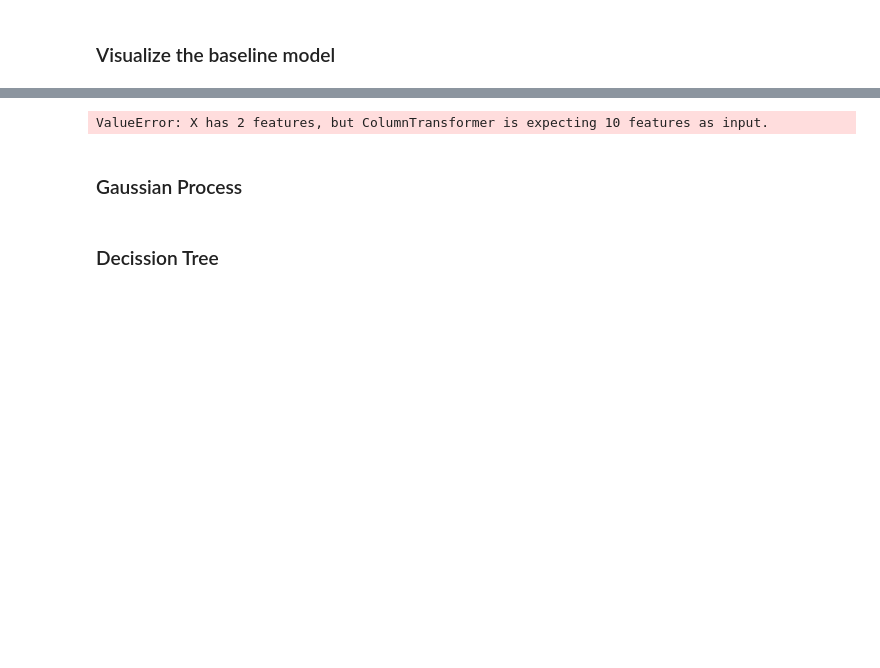
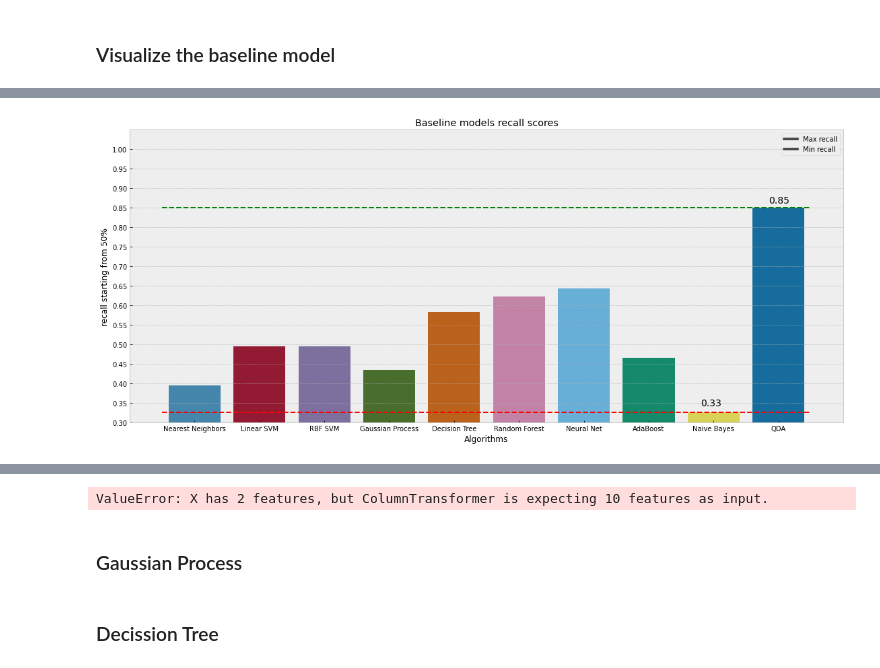
Before and after one commit to CarJung/Churn_exploration, a Jupyter notebook: churn_model.ipynb, the cells around one changed output, grey strips where cells are left out. Saved outputs shown, nothing was run; the diff lists cells and outputs as text; code cells hidden in the pictures; blank space fills up the shorter version.

```diff
--- a/churn_model.ipynb
+++ b/churn_model.ipynb
@@ -248,0 +253,15 @@ plt.title('Baseline models scores');
+# %%
+plt.figure(figsize=(19,8))
+sns.barplot(data = scores, x='name', y='recall')
+plt.ylim(0.3, 1.05)
+plt.yticks(np.arange(0.3, 1.05, 0.05))
+plt.ylabel('recall starting from 50%')
+plt.xlabel('Algorithms')
+plt.hlines(y=np.max(scores['recall']), xmin=-0.5, xmax=9.5, colors='g', linestyles='dashed')
+plt.text(8.85, 0.87, round(np.max(scores['recall']),2) , ha='left', va='center', fontsize = 14)
+plt.hlines(y=np.min(scores['recall']), xmin=-0.5, xmax=9.5, colors='r', linestyles='dashed')
+plt.text(7.8, 0.35, round(np.min(scores['recall']),2), ha='left', va='center', fontsize = 14)
+plt.legend(['Max recall', 'Min recall'])
+plt.title('Baseline models recall scores');
+# %% [output]
+[figure, added]
```
Also changed, not shown: parts of 28 cells of this notebook.
